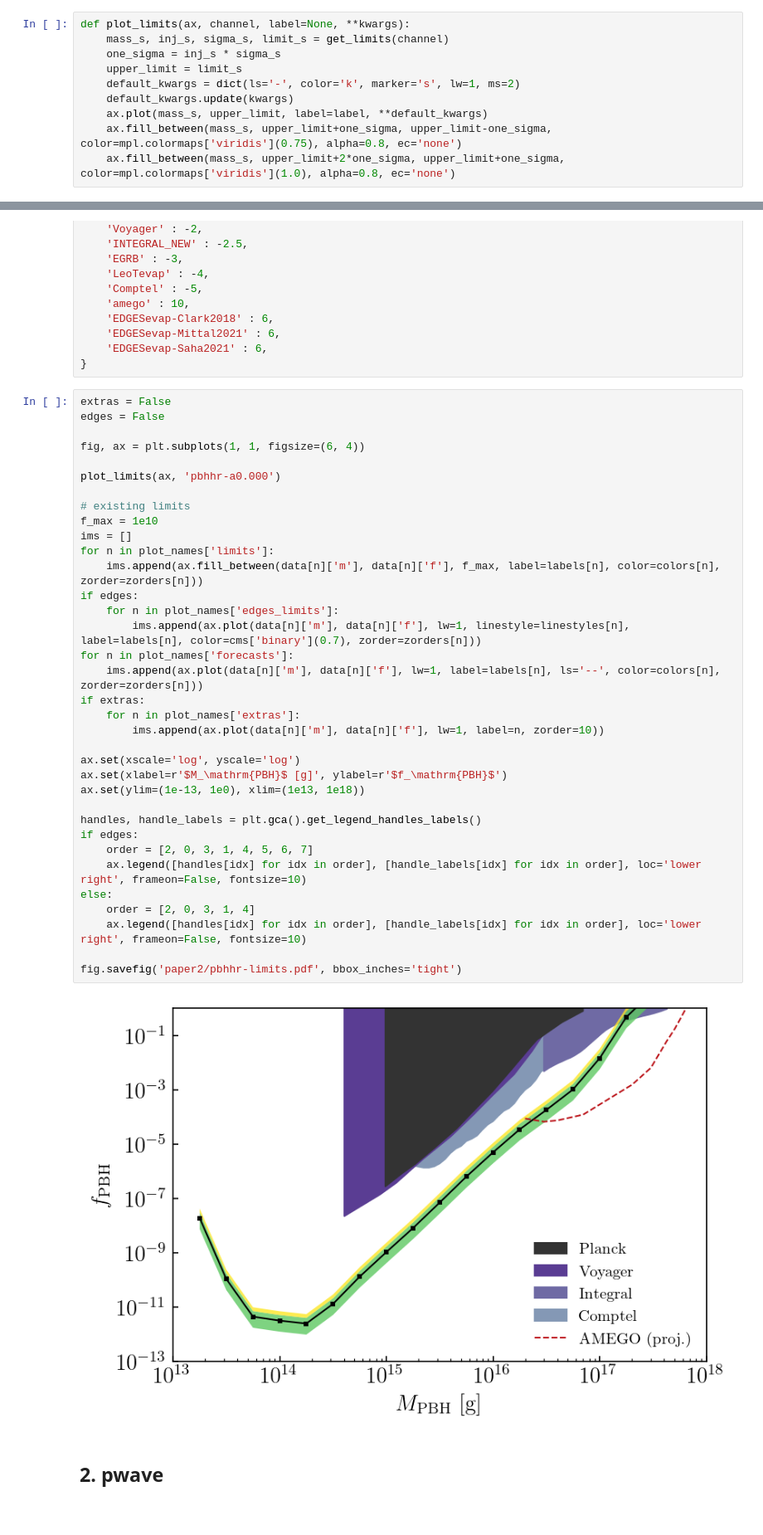
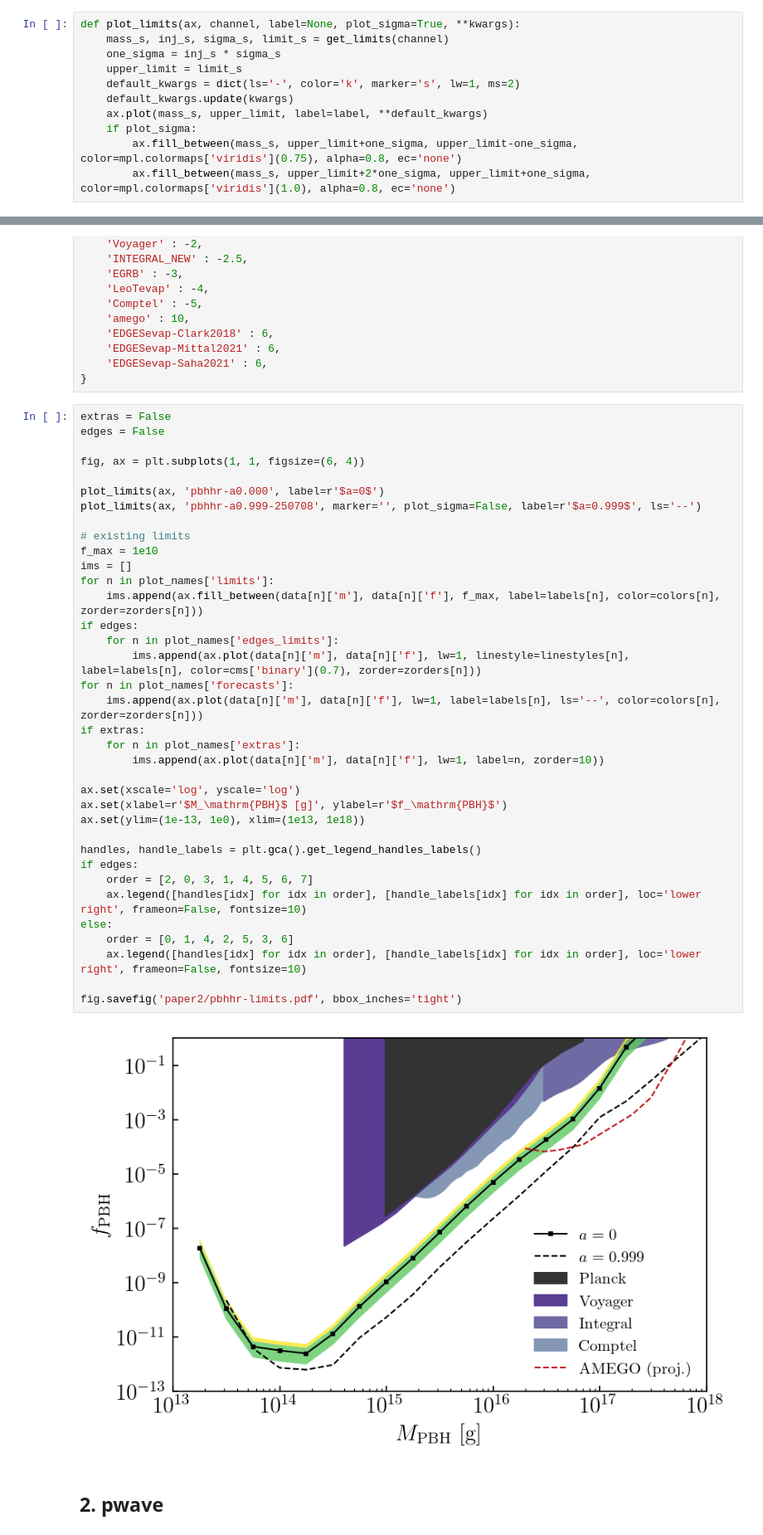
Before and after one commit to yitiansun/DM21cm, a Jupyter notebook: plotting/limits.ipynb, the cells around one changed output, grey strips where cells are left out. Shown at 83% size. Saved outputs shown, nothing was run; the diff lists cells and outputs as text.

```diff
--- a/plotting/limits.ipynb
+++ b/plotting/limits.ipynb
@@ -18,15 +18,16 @@ import matplotlib.pyplot as plt
 from matplotlib import colormaps as cms
 mpl.rc_file(f"{WDIR}/matplotlibrc")
 # %%
-def plot_limits(ax, channel, label=None, **kwargs):
+def plot_limits(ax, channel, label=None, plot_sigma=True, **kwargs):
     mass_s, inj_s, sigma_s, limit_s = get_limits(channel)
     one_sigma = inj_s * sigma_s
     upper_limit = limit_s
     default_kwargs = dict(ls='-', color='k', marker='s', lw=1, ms=2)
     default_kwargs.update(kwargs)
     ax.plot(mass_s, upper_limit, label=label, **default_kwargs)
-    ax.fill_between(mass_s, upper_limit+one_sigma, upper_limit-one_sigma, color=mpl.colormaps['viridis'](0.75), alpha=0.8, ec='none')
-    ax.fill_between(mass_s, upper_limit+2*one_sigma, upper_limit+one_sigma, color=mpl.colormaps['viridis'](1.0), alpha=0.8, ec='none')
+    if plot_sigma:
+        ax.fill_between(mass_s, upper_limit+one_sigma, upper_limit-one_sigma, color=mpl.colormaps['viridis'](0.75), alpha=0.8, ec='none')
+        ax.fill_between(mass_s, upper_limit+2*one_sigma, upper_limit+one_sigma, color=mpl.colormaps['viridis'](1.0), alpha=0.8, ec='none')
 # %% [markdown]
 ## 1. pbh-hr
 # %%
@@ -98,37 +99,38 @@ edges = False
 
 fig, ax = plt.subplots(1, 1, figsize=(6, 4))
 
-plot_limits(ax, 'pbhhr-a0.000')
+plot_limits(ax, 'pbhhr-a0.000', label=r'$a=0$')
+plot_limits(ax, 'pbhhr-a0.999-250708', marker='', plot_sigma=False, label=r'$a=0.999$', ls='--')
 
 # existing limits
 f_max = 1e10
 ims = []
 for n in plot_names['limits']:
     ims.append(ax.fill_between(data[n]['m'], data[n]['f'], f_max, label=labels[n], color=colors[n], zorder=zorders[n]))
 if edges:
     for n in plot_names['edges_limits']:
         ims.append(ax.plot(data[n]['m'], data[n]['f'], lw=1, linestyle=linestyles[n], label=labels[n], color=cms['binary'](0.7), zorder=zorders[n]))
 for n in plot_names['forecasts']:
     ims.append(ax.plot(data[n]['m'], data[n]['f'], lw=1, label=labels[n], ls='--', color=colors[n], zorder=zorders[n]))
 if extras:
     for n in plot_names['extras']:
         ims.append(ax.plot(data[n]['m'], data[n]['f'], lw=1, label=n, zorder=10))
 
 ax.set(xscale='log', yscale='log')
 ax.set(xlabel=r'$M_\mathrm{PBH}$ [g]', ylabel=r'$f_\mathrm{PBH}$')
 ax.set(ylim=(1e-13, 1e0), xlim=(1e13, 1e18))
 
 handles, handle_labels = plt.gca().get_legend_handles_labels()
 if edges:
     order = [2, 0, 3, 1, 4, 5, 6, 7]
     ax.legend([handles[idx] for idx in order], [handle_labels[idx] for idx in order], loc='lower right', frameon=False, fontsize=10)
 else:
-    order = [2, 0, 3, 1, 4]
+    order = [0, 1, 4, 2, 5, 3, 6]
     ax.legend([handles[idx] for idx in order], [handle_labels[idx] for idx in order], loc='lower right', frameon=False, fontsize=10)
 
 fig.savefig('paper2/pbhhr-limits.pdf', bbox_inches='tight')
 # %% [output]
-[figure, old version]
+[figure, new version]
 # %% [markdown]
 ## 2. pwave
 # %%
```
Also changed, not shown: parts of 3 cells of this notebook, 10 other files.
